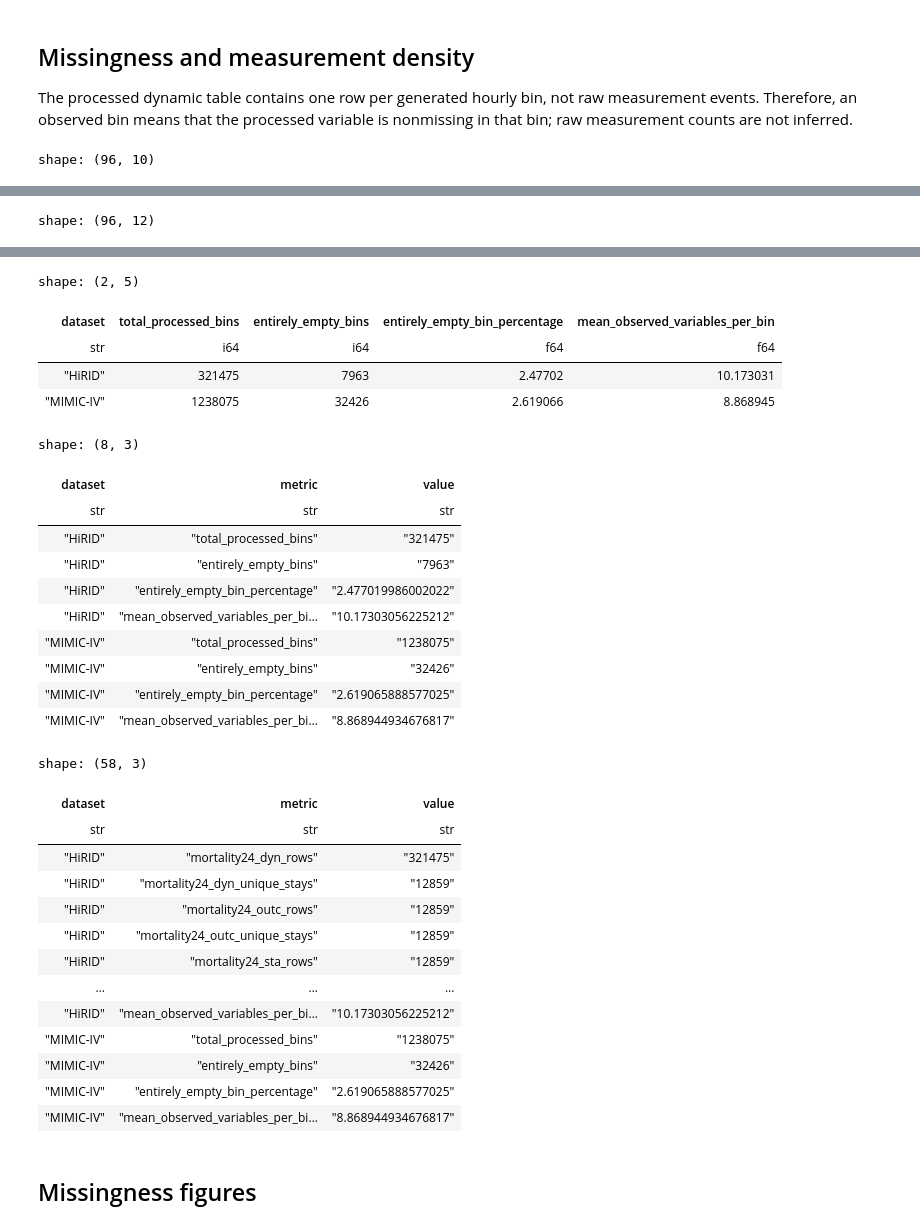
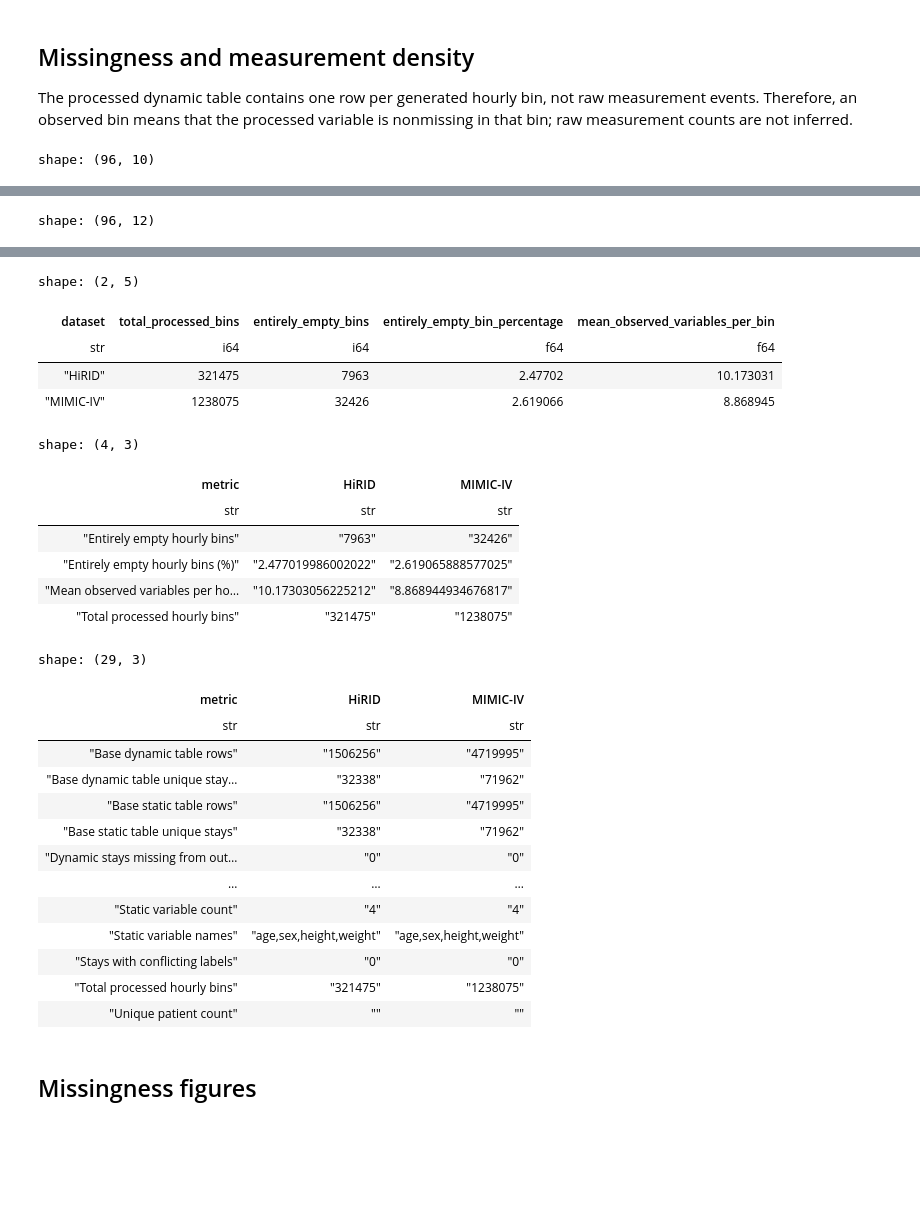
Before and after one commit to Ilovecodingforever/YAIB-cohorts, a Jupyter notebook: notebooks/validate_mortality24_baseline.ipynb, the cells around one changed output, grey strips where cells are left out. Saved outputs shown, nothing was run; the diff lists cells and outputs as text; code cells hidden in the pictures; blank space fills up the shorter version.

```diff
--- a/notebooks/validate_mortality24_baseline.ipynb
+++ b/notebooks/validate_mortality24_baseline.ipynb
@@ -235,6 +235,10 @@ def _pivot_metric_table(frame):
 def _write_csv(frame, filename):
     RESULTS_DIR.mkdir(parents=True, exist_ok=True)
     frame.write_csv(RESULTS_DIR / filename)
+
+def _display_full(frame):
+    with pl.Config(tbl_rows=-1, tbl_cols=-1, fmt_str_lengths=1000):
+        display(frame)
 # %%
 def inspect_context():
     context = {}
@@ -418,11 +422,13 @@ def build_overview(context):
         {"dataset": [], "schema_group": [], "status": [], "variable": []}
     )
 
-    _write_csv(overview, "dataset_summary.csv")
-    _write_csv(attrition, "cohort_attrition_summary.csv")
-    display(overview)
-    display(attrition)
-    display(schema)
+    overview_table = _pivot_metric_table(overview)
+    attrition_table = _pivot_metric_table(attrition)
+    _write_csv(overview_table, "dataset_summary.csv")
+    _write_csv(attrition_table, "cohort_attrition_summary.csv")
+    _display_full(overview_table)
+    _display_full(attrition_table)
+    _display_full(schema)
     return overview, attrition, schema
 
 dataset_summary, attrition_summary, schema_summary = build_overview(ctx)
@@ -594,8 +592,9 @@ def build_time_artifacts(context):
     result = pl.DataFrame(summary_rows, schema={
         "dataset": pl.String, "metric": pl.String, "value": pl.String,
     })
-    _write_csv(result, "time_grid_summary.csv")
-    display(result)
+    result_table = _pivot_metric_table(result)
+    _write_csv(result_table, "time_grid_summary.csv")
+    _display_full(result_table)
     return result, artifacts
 
 time_grid_summary, time_artifacts = build_time_artifacts(ctx)
@@ -801,9 +800,9 @@ def build_missingness_artifacts(context, time_artifacts):
 
     _write_csv(missingness, "variable_missingness.csv")
     _write_csv(observation_counts, "variable_observation_counts.csv")
-    display(missingness)
-    display(observation_counts)
-    display(density)
+    _display_full(missingness)
+    _display_full(observation_counts)
+    _display_full(density)
     return missingness, observation_counts, availability_df, density, artifacts
 
 missingness, observation_counts, availability, density, missingness_artifacts = (
@@ -827,9 +826,11 @@ for row in density.to_dicts():
         })
 density_overview = pl.DataFrame(density_overview_rows)
 dataset_summary = pl.concat([dataset_summary, density_overview], how="vertical_relaxed")
-_write_csv(dataset_summary, "dataset_summary.csv")
-display(density_overview)
-display(dataset_summary)
+density_table = _pivot_metric_table(density_overview)
+dataset_table = _pivot_metric_table(dataset_summary)
+_write_csv(dataset_table, "dataset_summary.csv")
+_display_full(density_table)
+_display_full(dataset_table)
 # %% [output]
 shape: (96, 10)
 | dataset | variable | total_processed_bins | missing_bin_count | nonmissing_bin_count | missing_percentage | ... |
@@ -838,57 +839,53 @@ shape: (96, 10)
 | "HiRID" | "alp" | 321475 | 317223 | 4252 | 98.677347 | ... |
 | "HiRID" | "alt" | 321475 | 311463 | 10012 | 96.885605 | ... |
 | "HiRID" | "ast" | 321475 | 312252 | 9223 | 97.131037 | ... |
 | "HiRID" | "be" | 321475 | 261647 | 59828 | 81.389533 | ... |
 | … | … | … | … | … | … | ... |
 | "MIMIC-IV" | "sbp" | 1238075 | 121089 | 1116986 | 9.780425 | ... |
 | "MIMIC-IV" | "temp" | 1238075 | 863383 | 374692 | 69.735921 | ... |
 | "MIMIC-IV" | "tnt" | 1238075 | 1216638 | 21437 | 98.268522 | ... |
 | "MIMIC-IV" | "urine" | 1238075 | 537133 | 700942 | 43.384528 | ... |
 | "MIMIC-IV" | "wbc" | 1238075 | 1130508 | 107567 | 91.311754 | ... |
 shape: (96, 12)
 | dataset | variable | observed_bins_min | observed_bins_median | observed_bins_p5 | observed_bins_p95 | ... |
 | str | str | i64 | f64 | f64 | f64 | ... |
 | "HiRID" | "alb" | 0 | 0.0 | 0.0 | 1.0 | ... |
 | "HiRID" | "alp" | 0 | 0.0 | 0.0 | 2.0 | ... |
 | "HiRID" | "alt" | 0 | 1.0 | 0.0 | 2.0 | ... |
 | "HiRID" | "ast" | 0 | 1.0 | 0.0 | 2.0 | ... |
 | "HiRID" | "be" | 0 | 5.0 | 0.0 | 10.0 | ... |
 | … | … | … | … | … | … | ... |
 | "MIMIC-IV" | "sbp" | 0 | 24.0 | 16.0 | 25.0 | ... |
 | "MIMIC-IV" | "temp" | 0 | 7.0 | 3.0 | 17.0 | ... |
 | "MIMIC-IV" | "tnt" | 0 | 0.0 | 0.0 | 3.0 | ... |
 | "MIMIC-IV" | "urine" | 0 | 16.0 | 2.0 | 24.0 | ... |
 | "MIMIC-IV" | "wbc" | 0 | 2.0 | 1.0 | 5.0 | ... |
 shape: (2, 5)
 | dataset | total_processed_bins | entirely_empty_bins | entirely_empty_bin_percentage | mean_observed_variables_per_bin |
 | str | i64 | i64 | f64 | f64 |
 | "HiRID" | 321475 | 7963 | 2.47702 | 10.173031 |
 | "MIMIC-IV" | 1238075 | 32426 | 2.619066 | 8.868945 |
-shape: (8, 3)
+shape: (4, 3)
-| dataset | metric | value |
+| metric | HiRID | MIMIC-IV |
 | str | str | str |
-| "HiRID" | "total_processed_bins" | "321475" |
-| "HiRID" | "entirely_empty_bins" | "7963" |
-| "HiRID" | "entirely_empty_bin_percentage" | "2.477019986002022" |
-| "HiRID" | "mean_observed_variables_per_bi… | "10.17303056225212" |
-| "MIMIC-IV" | "total_processed_bins" | "1238075" |
-| "MIMIC-IV" | "entirely_empty_bins" | "32426" |
-| "MIMIC-IV" | "entirely_empty_bin_percentage" | "2.619065888577025" |
-| "MIMIC-IV" | "mean_observed_variables_per_bi… | "8.868944934676817" |
+| "Entirely empty hourly bins" | "7963" | "32426" |
+| "Entirely empty hourly bins (%)" | "2.477019986002022" | "2.619065888577025" |
+| "Mean observed variables per ho… | "10.17303056225212" | "8.868944934676817" |
+| "Total processed hourly bins" | "321475" | "1238075" |
-shape: (58, 3)
+shape: (29, 3)
-| dataset | metric | value |
+| metric | HiRID | MIMIC-IV |
 | str | str | str |
-| "HiRID" | "mortality24_dyn_rows" | "321475" |
-| "HiRID" | "mortality24_dyn_unique_stays" | "12859" |
-| "HiRID" | "mortality24_outc_rows" | "12859" |
-| "HiRID" | "mortality24_outc_unique_stays" | "12859" |
-| "HiRID" | "mortality24_sta_rows" | "12859" |
+| "Base dynamic table rows" | "1506256" | "4719995" |
+| "Base dynamic table unique stay… | "32338" | "71962" |
+| "Base static table rows" | "1506256" | "4719995" |
+| "Base static table unique stays" | "32338" | "71962" |
+| "Dynamic stays missing from out… | "0" | "0" |
 | … | … | … |
-| "HiRID" | "mean_observed_variables_per_bi… | "10.17303056225212" |
-| "MIMIC-IV" | "total_processed_bins" | "1238075" |
-| "MIMIC-IV" | "entirely_empty_bins" | "32426" |
-| "MIMIC-IV" | "entirely_empty_bin_percentage" | "2.619065888577025" |
-| "MIMIC-IV" | "mean_observed_variables_per_bi… | "8.868944934676817" |
+| "Static variable count" | "4" | "4" |
+| "Static variable names" | "age,sex,height,weight" | "age,sex,height,weight" |
+| "Stays with conflicting labels" | "0" | "0" |
+| "Total processed hourly bins" | "321475" | "1238075" |
+| "Unique patient count" | "" | "" |
 # %% [markdown]
 ## Missingness figures
 # %%
```
Also changed, not shown: parts of 4 cells of this notebook, 2 other files.
